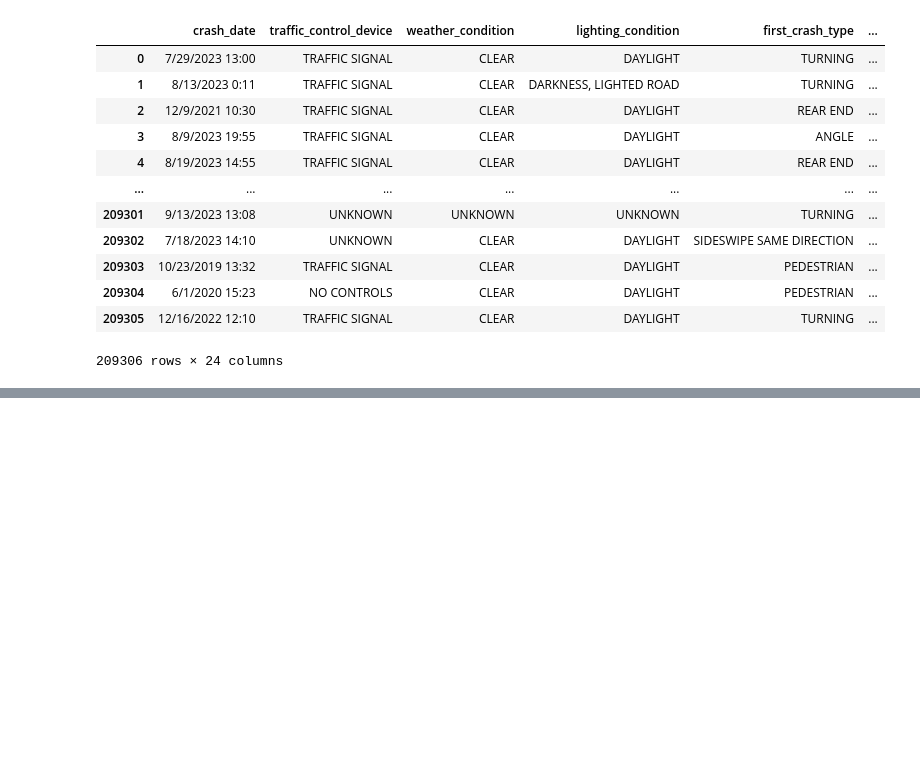
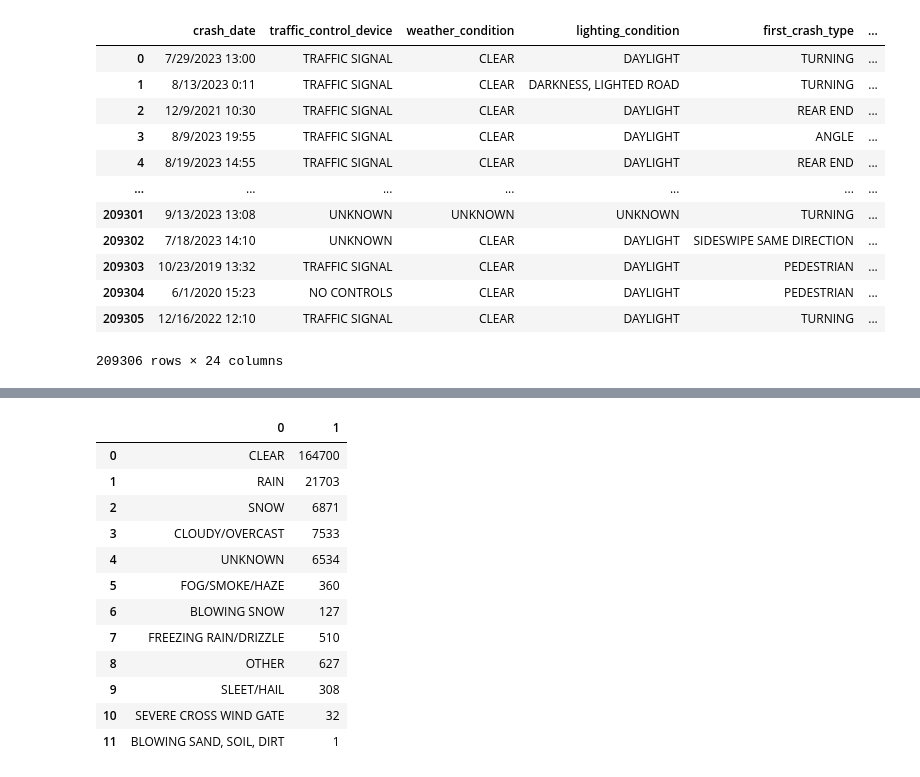
Before and after one commit to 31071997/City-Traffic-and-Accident-Pattern-Analysis, a Jupyter notebook: python/python.ipynb, the cells around one changed output, grey strips where cells are left out. Cells and saved outputs as stored; diff of their text form; code cells hidden in the pictures; blank space fills up the shorter version.

```diff
--- a/python/python.ipynb
+++ b/python/python.ipynb
@@ -342,3 +383,55 @@ crash_hour                       0
 crash_day_of_week                0
 crash_month                      0
 dtype: int64
+# %%
+import mysql.connector
+
+# Connect to the database
+conn = mysql.connector.connect(
+    host="localhost",       # Database host
+    user="root",            # Database username
+    password="", # Database password
+    database="city-traffic-and-accident-pattern-analysis"  # Database name
+)
+
+# Create a cursor
+cursor = conn.cursor()
+
+# Run a query
+cursor.execute("SELECT traffic_control_device, COUNT(*) FROM traffic_accidents GROUP BY traffic_control_device;")
+
+# Fetch results
+row = cursor.fetchall()
+dfAnn = pd.DataFrame(row)
+
+# Close connection
+cursor.close()
+
+cursor = conn.cursor()
+
+# Run a query
+cursor.execute("SELECT weather_condition, COUNT(*) FROM traffic_accidents GROUP BY weather_condition;")
+
+# Fetch results
+row = cursor.fetchall()
+dfAnn = pd.DataFrame(row)
+
+# Close connection
+cursor.close()
+conn.close()
+
+dfAnn
+# %% [output]
+|  | 0 | 1 |
+| 0 | CLEAR | 164700 |
+| 1 | RAIN | 21703 |
+| 2 | SNOW | 6871 |
+| 3 | CLOUDY/OVERCAST | 7533 |
+| 4 | UNKNOWN | 6534 |
+| 5 | FOG/SMOKE/HAZE | 360 |
+| 6 | BLOWING SNOW | 127 |
+| 7 | FREEZING RAIN/DRIZZLE | 510 |
+| 8 | OTHER | 627 |
+| 9 | SLEET/HAIL | 308 |
+| 10 | SEVERE CROSS WIND GATE | 32 |
+| 11 | BLOWING SAND, SOIL, DIRT | 1 |
```
Also changed, not shown: parts of 6 cells of this notebook, 1 other file.
